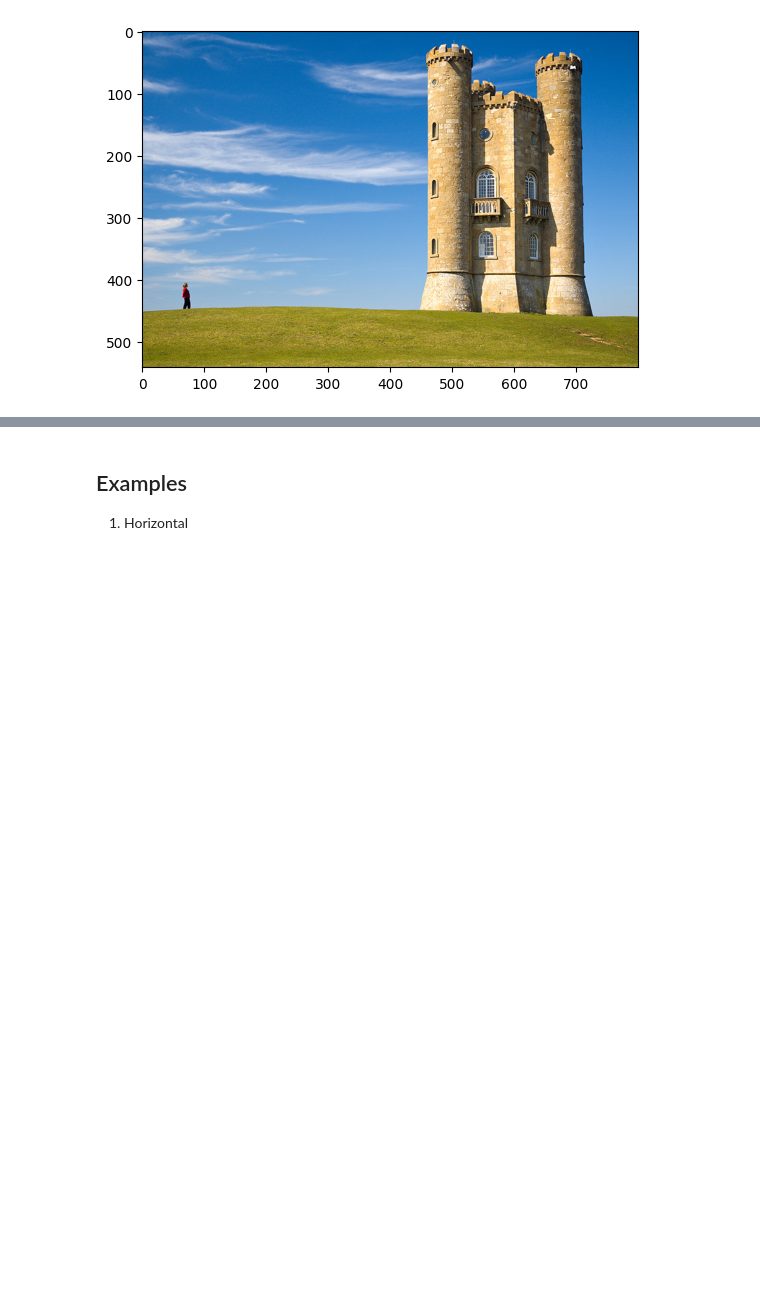
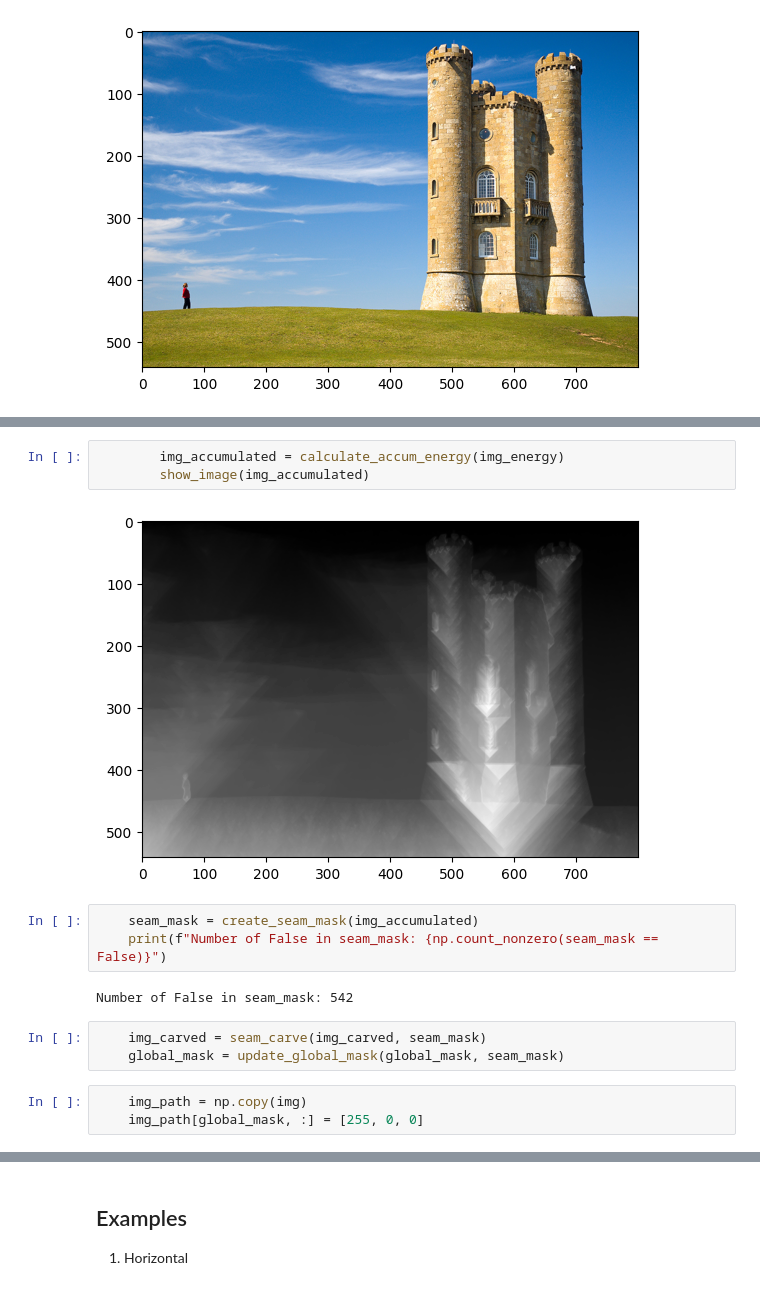
Before and after one commit to royaeskandani/Seam_Carving, a Jupyter notebook: seam_carving.ipynb, the cells around one changed output, grey strips where cells are left out. Drawn from its saved outputs; the diff is of its cells as text; blank space fills up the shorter version.

```diff
--- a/seam_carving.ipynb
+++ b/seam_carving.ipynb
@@ -47,0 +44,16 @@ Beschreibe, wie Benutzer [Projektname] verwenden können.
+# %%
+        img_accumulated = calculate_accum_energy(img_energy)
+        show_image(img_accumulated)
+# %% [output]
+[figure, added]
+# %%
+    seam_mask = create_seam_mask(img_accumulated)
+    print(f"Number of False in seam_mask: {np.count_nonzero(seam_mask == False)}")
+# %% [output]
+Number of False in seam_mask: 542
+# %%
+    img_carved = seam_carve(img_carved, seam_mask)
+    global_mask = update_global_mask(global_mask, seam_mask)
+# %%
+    img_path = np.copy(img)
+    img_path[global_mask, :] = [255, 0, 0]
```
Also changed, not shown: parts of 7 cells of this notebook, 1 other file.
